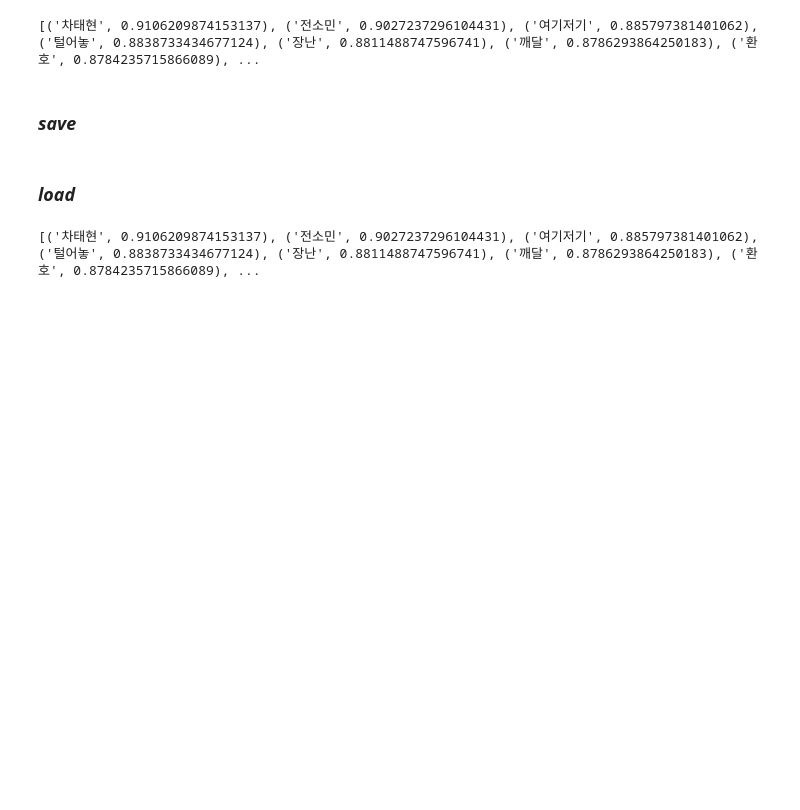
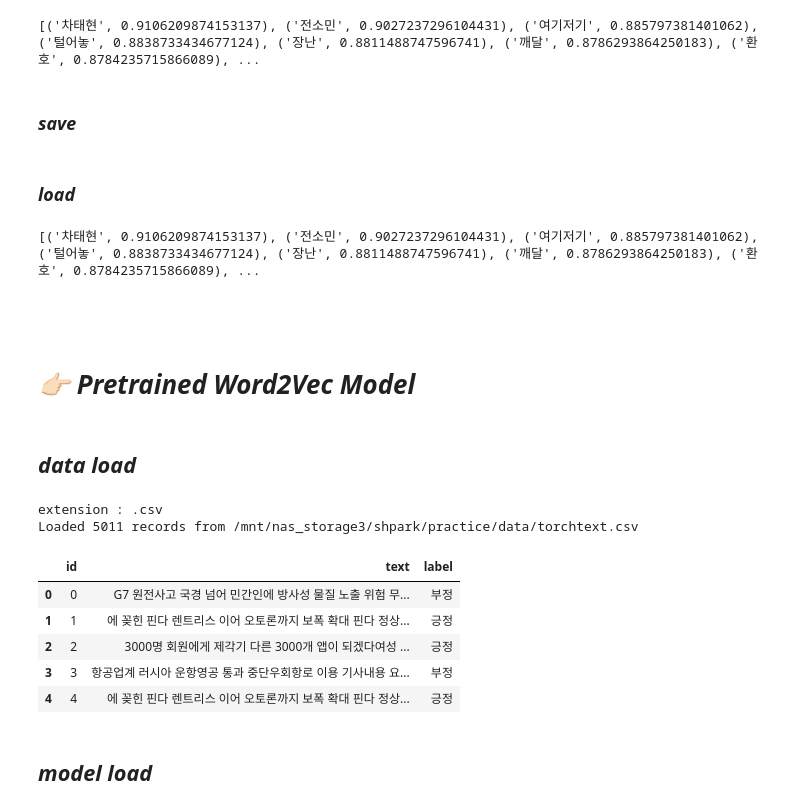
Before and after one commit to hipster4020/codingtest, a Jupyter notebook: torch/*Word2Vec_for_torch.ipynb, the cells around one changed output. Drawn from its saved outputs; the diff is of its cells as text; code cells hidden in the pictures; blank space fills up the shorter version.

Commit message:
word2vec 공부

```diff
--- a/torch/*pytorch_deeplearning/4.WordEmbedding/Word2Vec.ipynb
+++ b/torch/*Word2Vec_for_torch.ipynb
@@ -130,3 +130,9 @@ loaded_model = KeyedVectors.load_word2vec_format("/mnt/nas_storage3/shpark/pract
 print(loaded_model.most_similar("유재석"))
 # %% [output]
 [('차태현', 0.9106209874153137), ('전소민', 0.9027237296104431), ('여기저기', 0.885797381401062), ('털어놓', 0.8838733434677124), ('장난', 0.8811488747596741), ('깨달', 0.8786293864250183), ('환호', 0.8784235715866089), ...
+# %% [markdown]
+#
+# %% [markdown]
+# *👉🏻 Pretrained Word2Vec Model*
+# %% [markdown]
+## *data load*
@@ -132,0 +142,13 @@ print(loaded_model.most_similar("유재석"))
+# %%
+df = fm.load('/mnt/nas_storage3/shpark/practice/data/torchtext.csv')
+df = df[['id', 'text', 'label']]
+df.head()
+# %% [output]
+extension : .csv
+Loaded 5011 records from /mnt/nas_storage3/shpark/practice/data/torchtext.csv
+|  | id | text | label |
+| 0 | 0 | G7 원전사고 국경 넘어 민간인에 방사성 물질 노출 위험 무... | 부정 |
+| 1 | 1 | 에 꽂힌 핀다 렌트리스 이어 오토론까지 보폭 확대 핀다 정상... | 긍정 |
+| 2 | 2 | 3000명 회원에게 제각기 다른 3000개 앱이 되겠다여성 ... | 긍정 |
+| 3 | 3 | 항공업계 러시아 운항영공 통과 중단우회항로 이용 기사내용 요... | 부정 |
+| 4 | 4 | 에 꽂힌 핀다 렌트리스 이어 오토론까지 보폭 확대 핀다 정상... | 긍정 |
@@ -132,0 +161,2 @@ print(loaded_model.most_similar("유재석"))
+# %% [markdown]
+## *model load*
```
Also changed, not shown: parts of 31 cells of this notebook, 1 other file.
